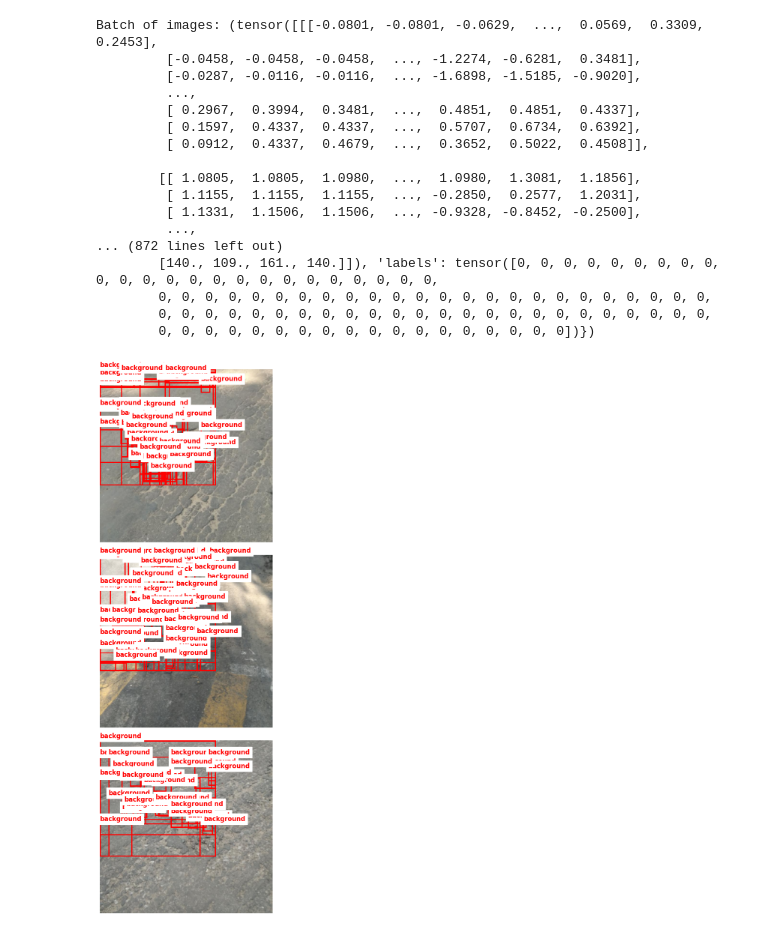
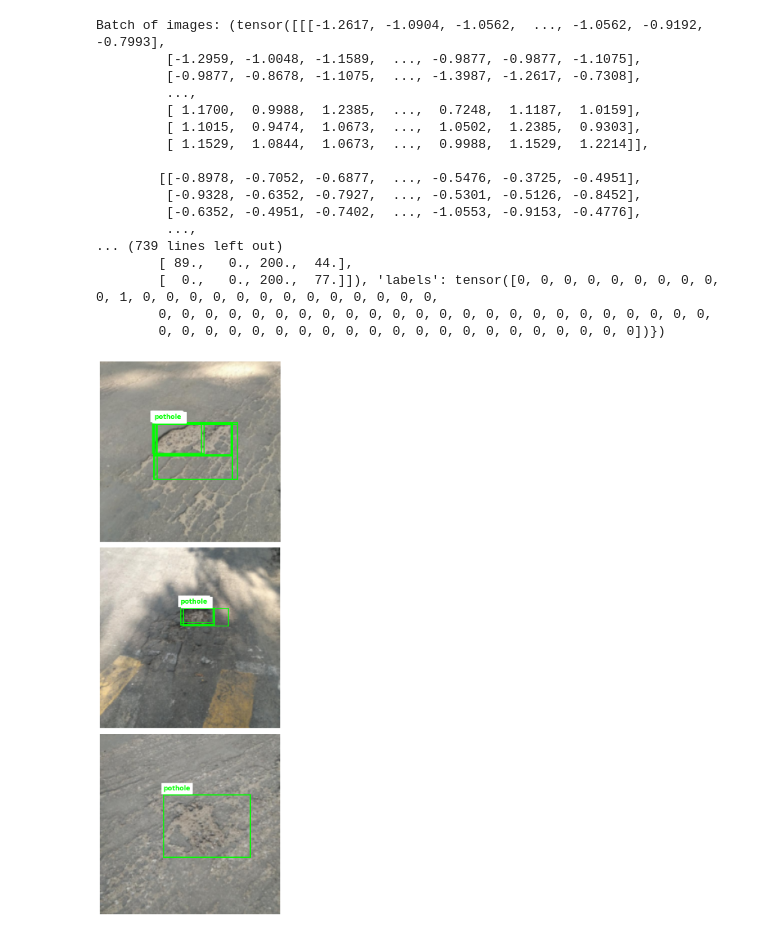
Before and after one commit to DevJav/02516_poster_3, a Jupyter notebook: data_loader.ipynb, the cells around one changed output. Cells and saved outputs as stored; diff of their text form; code cells hidden in the pictures.

```diff
--- a/data_loader.ipynb
+++ b/data_loader.ipynb
@@ -2,7 +2,7 @@
 import json
 
 # Load the labeled proposals (assumed to be in the JSON format as described)
-proposal_file_path = '/zhome/28/8/203659/UNI/Computer Vision DL/Segmentation/02516_poster_3/labeled_proposals.json'  # Update with the actual path
+proposal_file_path = '/zhome/28/8/203659/UNI/Computer Vision DL/Segmentation/02516_poster_3/labeled_proposals_resized.json'  # Update with the actual path
 with open(proposal_file_path, 'r') as f:
     proposals = json.load(f)
 # %%
@@ -43,7 +43,7 @@ class PotholeDatasetFromProposals(Dataset):
         boxes = []
         labels = []
         for proposal in self.proposals.get(img_name, []):
-            x, y, width, height = proposal["x"], proposal["y"], proposal["width"], proposal["height"]
+            x, y, width, height = proposal["x_original"], proposal["y_original"], proposal["width_original"], proposal["height_original"]
             boxes.append([x, y, x + width, y + height])
             label = 0 if proposal['label'] == "background" else 1  # 0 for "background", 1 for "pothole"
             labels.append(label)
@@ -69,7 +69,7 @@ file_list = list(proposals.keys())  # Image files in the proposals
 
 # Define transformations
 transform = T.Compose([
-    T.Resize((300, 300)),
+    T.Resize((200, 200)), # FOR NOW ALIGN WITH THE PROPOSALS, CHANGE DATALOADERS TO ALIGN WITH THE TRANSFORMS
     T.ToTensor(),
     T.Normalize([0.485, 0.456, 0.406], [0.229, 0.224, 0.225])
 ])
@@ -91,23 +91,23 @@ for images, targets in dataloader:
     print("Batch of targets:", targets)
     break  # Display only the first batch
 # %% [output]
-Batch of images: (tensor([[[-0.0801, -0.0801, -0.0629,  ...,  0.0569,  0.3309,  0.2453],
-         [-0.0458, -0.0458, -0.0458,  ..., -1.2274, -0.6281,  0.3481],
-         [-0.0287, -0.0116, -0.0116,  ..., -1.6898, -1.5185, -0.9020],
+Batch of images: (tensor([[[-1.2617, -1.0904, -1.0562,  ..., -1.0562, -0.9192, -0.7993],
+         [-1.2959, -1.0048, -1.1589,  ..., -0.9877, -0.9877, -1.1075],
+         [-0.9877, -0.8678, -1.1075,  ..., -1.3987, -1.2617, -0.7308],
          ...,
-         [ 0.2967,  0.3994,  0.3481,  ...,  0.4851,  0.4851,  0.4337],
-         [ 0.1597,  0.4337,  0.4337,  ...,  0.5707,  0.6734,  0.6392],
-         [ 0.0912,  0.4337,  0.4679,  ...,  0.3652,  0.5022,  0.4508]],
+         [ 1.1700,  0.9988,  1.2385,  ...,  0.7248,  1.1187,  1.0159],
+         [ 1.1015,  0.9474,  1.0673,  ...,  1.0502,  1.2385,  0.9303],
+         [ 1.1529,  1.0844,  1.0673,  ...,  0.9988,  1.1529,  1.2214]],
 
-        [[ 1.0805,  1.0805,  1.0980,  ...,  1.0980,  1.3081,  1.1856],
-         [ 1.1155,  1.1155,  1.1155,  ..., -0.2850,  0.2577,  1.2031],
-         [ 1.1331,  1.1506,  1.1506,  ..., -0.9328, -0.8452, -0.2500],
+        [[-0.8978, -0.7052, -0.6877,  ..., -0.5476, -0.3725, -0.4951],
+         [-0.9328, -0.6352, -0.7927,  ..., -0.5301, -0.5126, -0.8452],
+         [-0.6352, -0.4951, -0.7402,  ..., -1.0553, -0.9153, -0.4776],
          ...,
-... (872 lines left out)
-        [140., 109., 161., 140.]]), 'labels': tensor([0, 0, 0, 0, 0, 0, 0, 0, 0, 0, 0, 0, 0, 0, 0, 0, 0, 0, 0, 0, 0, 0, 0, 0,
+... (739 lines left out)
+        [ 89.,   0., 200.,  44.],
+        [  0.,   0., 200.,  77.]]), 'labels': tensor([0, 0, 0, 0, 0, 0, 0, 0, 0, 0, 1, 0, 0, 0, 0, 0, 0, 0, 0, 0, 0, 0, 0, 0,
         0, 0, 0, 0, 0, 0, 0, 0, 0, 0, 0, 0, 0, 0, 0, 0, 0, 0, 0, 0, 0, 0, 0, 0,
-        0, 0, 0, 0, 0, 0, 0, 0, 0, 0, 0, 0, 0, 0, 0, 0, 0, 0, 0, 0, 0, 0, 0, 0,
-        0, 0, 0, 0, 0, 0, 0, 0, 0, 0, 0, 0, 0, 0, 0, 0, 0, 0])})
+        0, 0, 0, 0, 0, 0, 0, 0, 0, 0, 0, 0, 0, 0, 0, 0, 0, 0, 0, 0, 0])})
 # %%
 import matplotlib.pyplot as plt
 import torch
@@ -115,37 +115,38 @@ import torch
 def plot_sample_images(dataset, num_images=3):
     plt.figure(figsize=(15, 5 * num_images))
     for i in range(num_images):
         # Load image and target from dataset
         image, target = dataset[i]
         image_np = image.permute(1, 2, 0).numpy()  # Convert to numpy for plotting
 
         # Denormalize the image
         mean = [0.485, 0.456, 0.406]
         std = [0.229, 0.224, 0.225]
         image_np = image_np * std + mean  # Undo normalization
         image_np = (image_np * 255).astype("uint8")  # Convert to uint8 format for display
 
         # Check image dimensions (after potential resizing)
         target_size = image_np.shape[:2]  # New size (height, width)
 
         # Plot the image
         plt.subplot(num_images, 1, i + 1)
         plt.imshow(image_np)
         plt.axis("off")
 
         # Plot bounding boxes without scaling if images are not resized
         for box, label in zip(target['boxes'], target['labels']):
-            x_min, y_min, x_max, y_max = box
-            color = (0, 1, 0) if label == 1 else (1, 0, 0)  # Green for 'pothole', red for 'background'
-            plt.gca().add_patch(plt.Rectangle((x_min, y_min), x_max - x_min, y_max - y_min,
-                                              linewidth=2, edgecolor=color, facecolor='none'))
-            plt.text(x_min, y_min - 5, 'pothole' if label == 1 else 'background',
-                     color=color, fontsize=12, weight='bold', backgroundcolor="white")
+            if label == 1:
+                x_min, y_min, x_max, y_max = box
+                color = (0, 1, 0) if label == 1 else (1, 0, 0)  # Green for 'pothole', red for 'background'
+                plt.gca().add_patch(plt.Rectangle((x_min, y_min), x_max - x_min, y_max - y_min,
+                                                linewidth=2, edgecolor=color, facecolor='none'))
+                plt.text(x_min, y_min - 5, 'pothole' if label == 1 else 'background',
+                        color=color, fontsize=12, weight='bold', backgroundcolor="white")
 
     plt.tight_layout()
     plt.show()
 
 # Usage example (make sure the dataset object is initialized):
 plot_sample_images(dataset, num_images=3)
 # %% [output]
-[figure, old version]
+[figure, new version]
```
Also changed, not shown: parts of 3 cells of this notebook, 2 other files.
